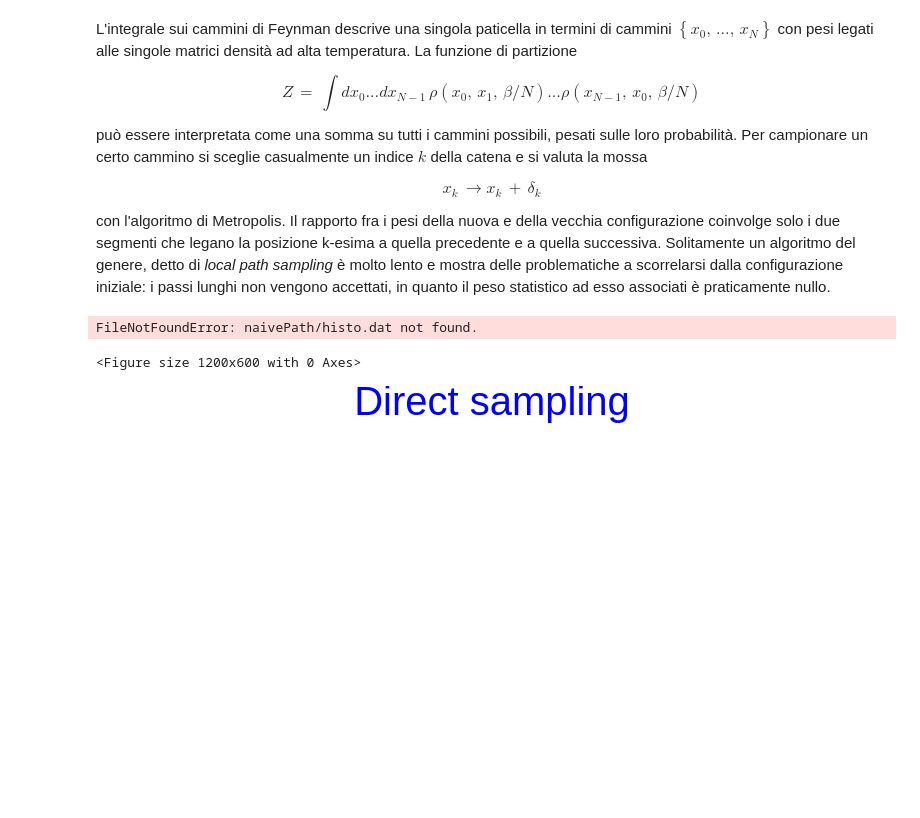
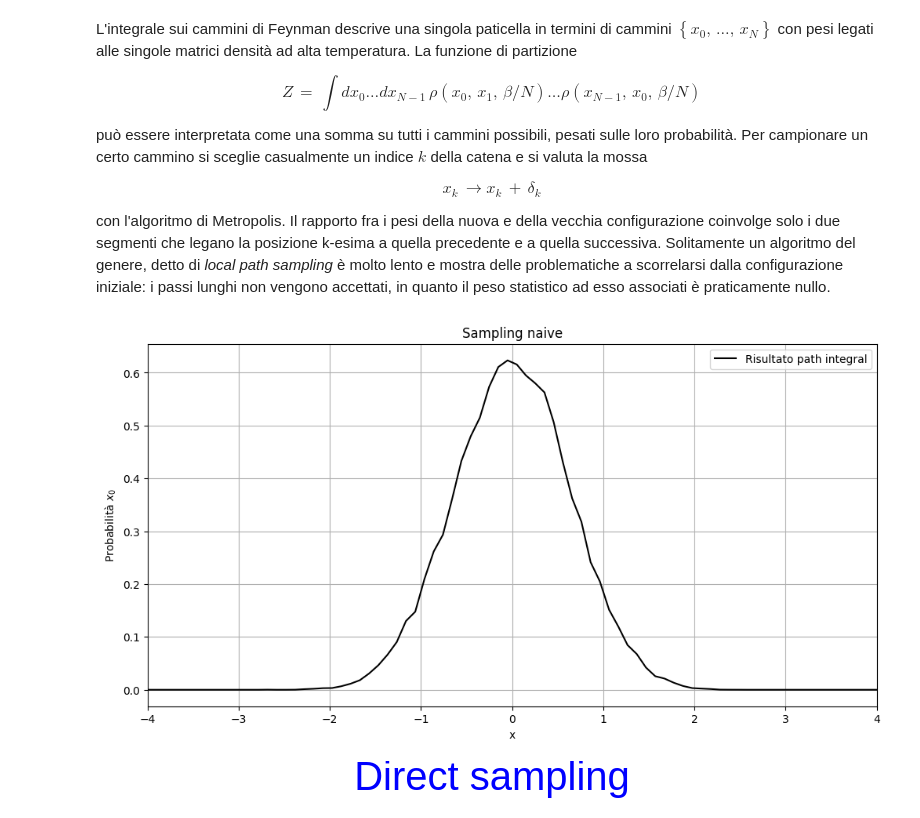
Before and after one commit to Negrini085/FSA, a Jupyter notebook: monteCarloPath/path.ipynb, the cells around one changed output. Drawn from its saved outputs; the diff is of its cells as text; code cells hidden in the pictures; blank space fills up the shorter version.

```diff
--- a/monteCarloPath/path.ipynb
+++ b/monteCarloPath/path.ipynb
@@ -67,22 +67,21 @@ con l'algoritmo di Metropolis. Il rapporto fra i pesi della nuova e della vecchi
 # %%
 plt.figure(figsize=(12,6))
 
 x = np.linspace(-4, 4, 80)
-appo = np.loadtxt('naivePath/histo.dat')
+appo = np.loadtxt('naiveHarmonicPath/histo.dat')
 
 plt.plot(x,appo/sum((x[1]-x[0])*appo), color = 'black', label = 'Risultato path integral')
 
 plt.xlabel("x")
 plt.xlim((-4,4))
 plt.ylabel(r"Probabilità $x_0$")
 plt.title("Sampling naive")
 
 plt.grid(True)
 plt.legend()
 plt.show()
 # %% [output]
-FileNotFoundError: naivePath/histo.dat not found.
-<Figure size 1200x600 with 0 Axes>
+[figure, added]
 # %% [markdown]
 <div style="text-align: center;">
     <span style="color: blue; font-size: 40px;"> Direct sampling</span>
```
Also changed, not shown: parts of 2 cells of this notebook.
